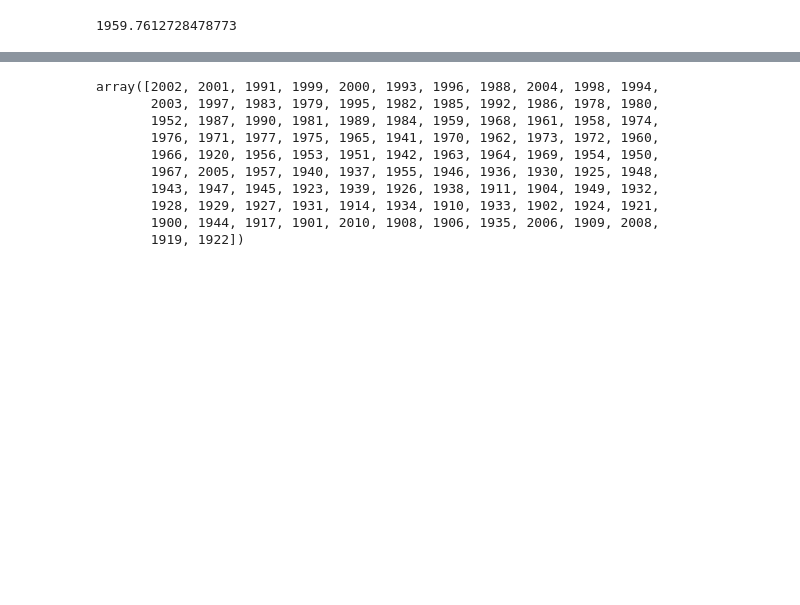
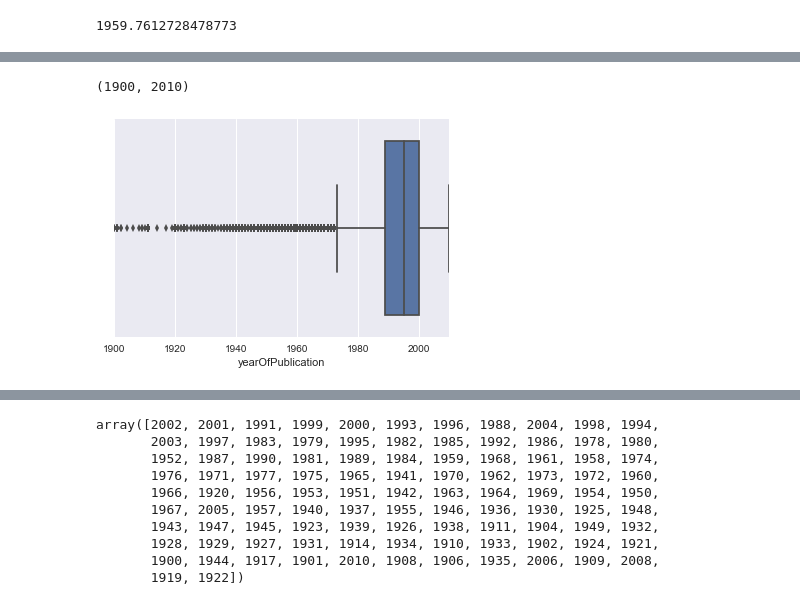
Before and after one commit to chinshaunakdesai/DataScienceWork, a Jupyter notebook: RecommenderSystems/Chintan_Books_Recommender_System_Final.ipynb, the cells around one changed output, grey strips where cells are left out. Drawn from its saved outputs; the diff is of its cells as text; code cells hidden in the pictures; blank space fills up the shorter version.

```diff
--- a/RecommenderSystems/Chintan_Books_Recommender_System_Final.ipynb
+++ b/RecommenderSystems/Chintan_Books_Recommender_System_Final.ipynb
@@ -243,6 +243,12 @@ def impute_outliers(df, column , minimum, maximum):
     return df
 # %%
 books_new = impute_outliers(df=books, column='yearOfPublication' , minimum=1900, maximum=2010)
+# %%
+sns.boxplot(x='yearOfPublication', data=books_new)
+plt.xlim(1900, 2010)
+# %% [output]
+(1900, 2010)
+[figure, added]
 # %%
 books_new.head()
 # %% [output]
```
Also changed, not shown: parts of 4 cells of this notebook.
